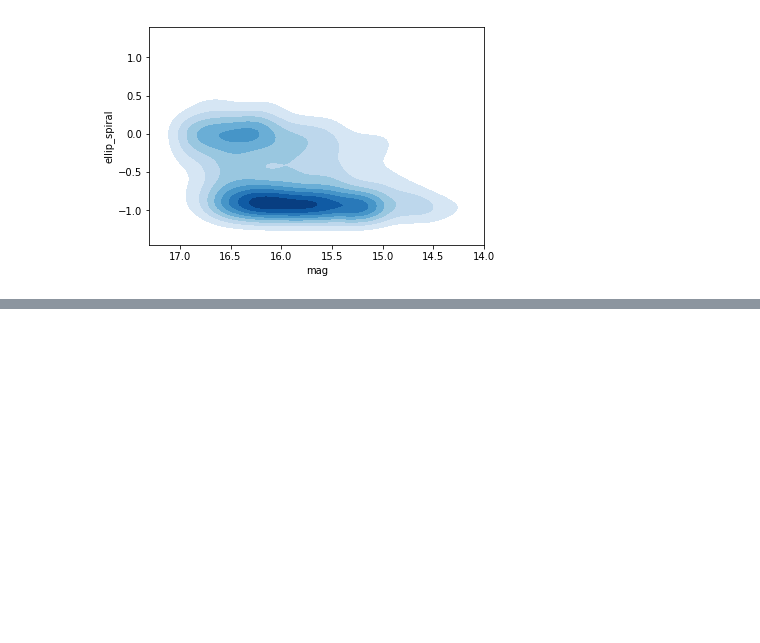
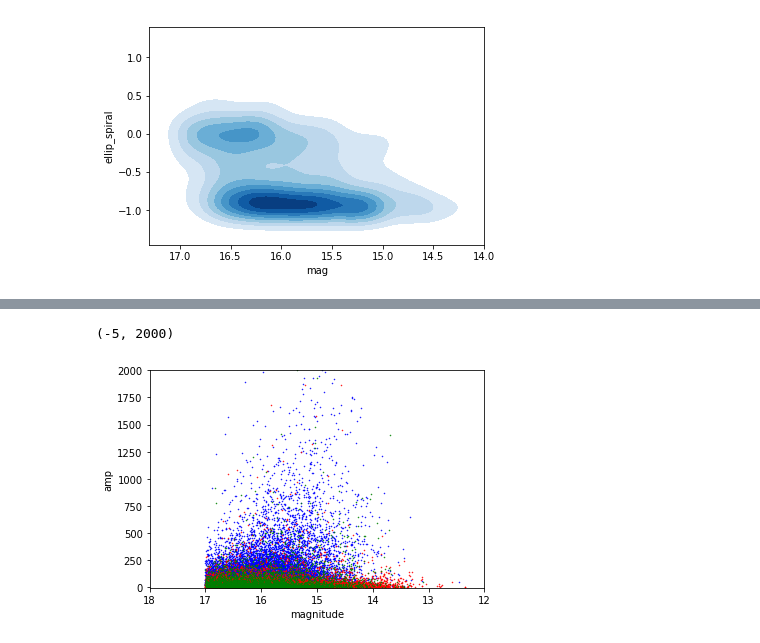
Before and after one commit to anikacave/morphology-analysis, a Jupyter notebook: Research.ipynb, the cells around one changed output, grey strips where cells are left out. Drawn from its saved outputs; the diff is of its cells as text; code cells hidden in the pictures; blank space fills up the shorter version.

Commit message:
messing with the percents and graphing the flux and amplitude of element emissions

```diff
--- a/Research.ipynb
+++ b/Research.ipynb
@@ -478,3 +478,23 @@ plt.xlim(17.3, 14)
 # %% [output]
 (17.3, 14)
 [figure]
+# %%
+query2="""
+SELECT p.objId,p.ra,p.dec,p.petror90_r, p.expAB_r,
+    p.dered_u as u, p.dered_g as g, p.dered_r as r, p.dered_i as i,
+    s.z, s.plate, s.mjd, s.fiberid, p.g as mag, n.sersic_n, e.Amplitude_Ha_6562 as ampHA, e.Flux_Ha_6562 as fluxHA
+FROM galaxy AS p
+   JOIN SpecObj AS s ON s.bestobjid = p.objid
+   JOIN nsatlas AS n ON n.mjd = s.mjd and n.fiberID = s.fiberID and n.plate = s.plate
+   JOIN emissionLinesPort as e ON  e.plate = n.plate and e.fiberID = n.fiberID
+
+WHERE p.petror90_r > 10
+  and p.ra between 0 and 360
+  and s.z between 0.02 and .1
+  and p.g < 17
+"""
+
+gals2 = CasJobs.executeQuery(query2, "dr14")
+
+print("SQL query finished.")
+print("SQL query returned " + str(len(newgals))+ " galaxies")
@@ -480,0 +513,19 @@ plt.xlim(17.3, 14)
+# %%
+gals2['new_color'] = gals2['u'] - gals2['r']
+redder5 = np.percentile(gals2['new_color'], 55)
+bluer5 = np.percentile(gals2['new_color'], 45)
+blue5 = gals2.where(gals2['new_color']<bluer5).dropna().reset_index()
+red5 = gals2.where(gals2['new_color']>redder5).dropna().reset_index()
+green5 = gals2.where(gals2['new_color']<redder5).where(gals2['new_color']>bluer5).dropna().reset_index()
+
+
+plt.scatter(blue5['mag'], blue5['ampHA'],  s=1, marker = '.', color = 'Blue')
+plt.scatter(red5['mag'], red5['ampHA'],  s=1, marker = '.', color = 'Red')
+plt.scatter(green5['mag'], green5['ampHA'],  s=1, marker = '.', color = 'Green')
+plt.xlabel('magnitude')
+plt.ylabel('amp')
+plt.xlim(18, 12)
+plt.ylim(-5, 2000)
+# %% [output]
+(-5, 2000)
+[figure, added]
```
Also changed, not shown: parts of 5 cells of this notebook, 1 other file.
